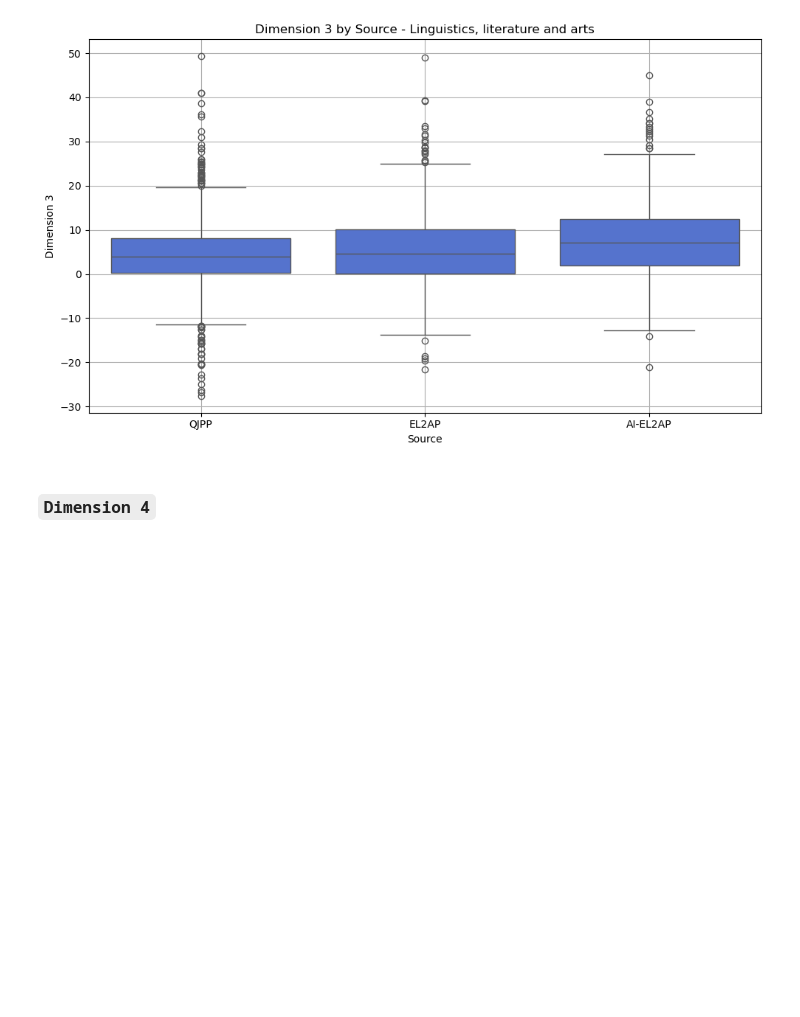
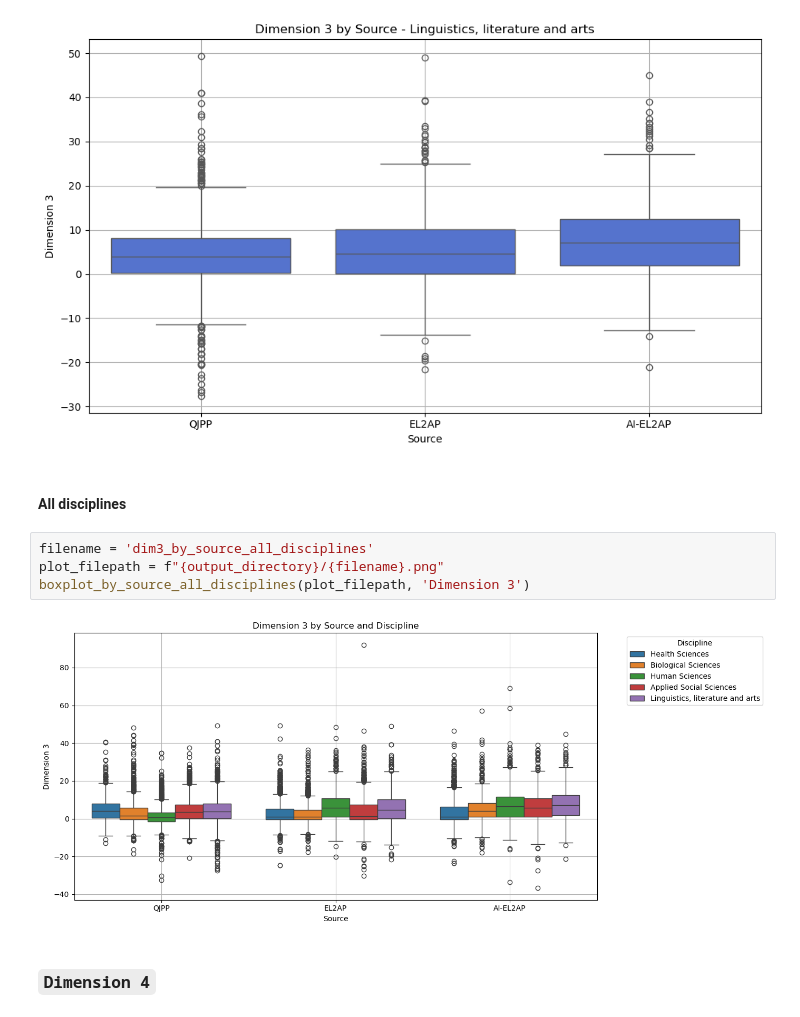
Before and after one commit to eyamrog/cl_st4_eyamrog, a Jupyter notebook: CL_St4_Ph2_eyamrog.ipynb, the cells around one changed output. Saved outputs shown, nothing was run; the diff lists cells and outputs as text; blank space fills up the shorter version.

```diff
--- a/CL_St4_Ph2_eyamrog.ipynb
+++ b/CL_St4_Ph2_eyamrog.ipynb
@@ -398,6 +452,14 @@ plot_filepath = f"{output_directory}/{filename}.png"
 boxplot_by_source(plot_filepath, 'Dimension 3', 'Linguistics, literature and arts', source_order=custom_order)
 # %% [output]
 [figure]
+# %% [markdown]
+#### All disciplines
+# %%
+filename = 'dim3_by_source_all_disciplines'
+plot_filepath = f"{output_directory}/{filename}.png"
+boxplot_by_source_all_disciplines(plot_filepath, 'Dimension 3')
+# %% [output]
+[figure, added]
 # %% [markdown]
 ### `Dimension 4`
 # %% [markdown]
```
Also changed, not shown: parts of 10 cells of this notebook, 6 other files.
